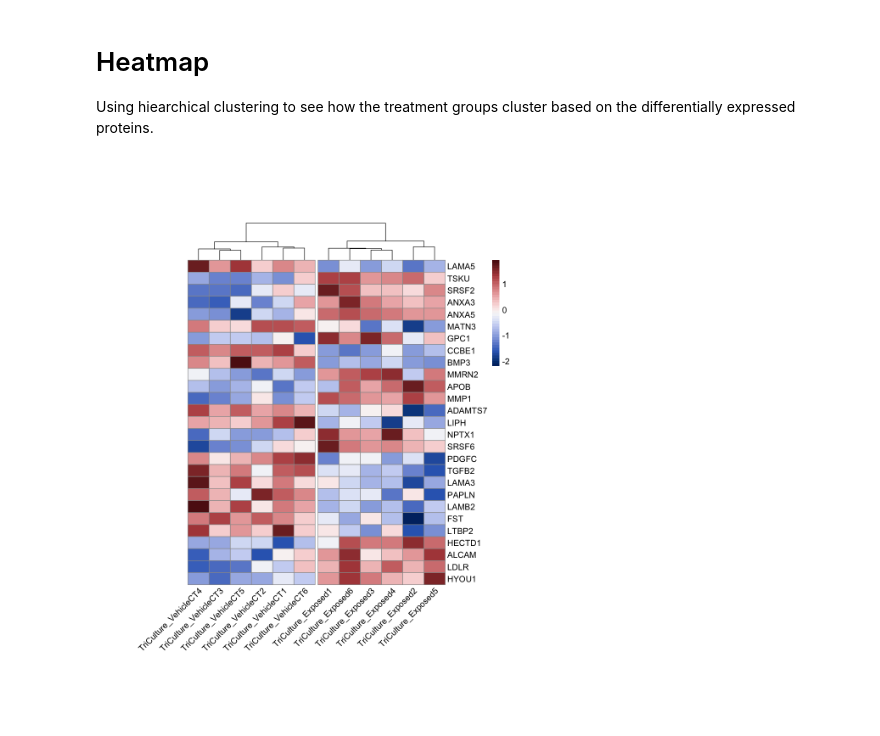
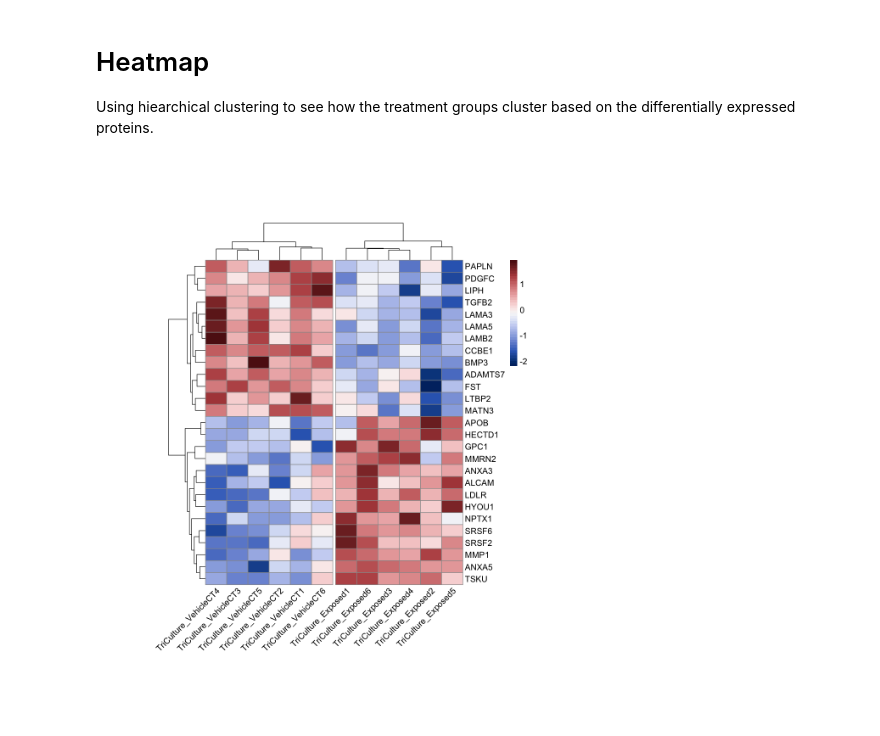
Before and after one commit to alexispayton/Wildfires-and-Extracellular-Vesicles-EVs-Woodsmoke-Alters-EV-Proteomic-Signatures-involved-in-Ext, a Jupyter notebook: 6. Hierarchical Clustering Heatmap/Hierarchical Clustering Heatmap.ipynb, the cells around one changed output. Saved outputs shown, nothing was run; the diff lists cells and outputs as text; code cells hidden in the pictures.

```diff
--- a/6. Hierarchical Clustering Heatmap/Hierarchical Clustering Heatmap.ipynb
+++ b/6. Hierarchical Clustering Heatmap/Hierarchical Clustering Heatmap.ipynb
@@ -131,18 +85,14 @@ A tibble: 6 × 2
-# %%
-# ordering the dfs
-coculture_clustering_df = coculture_clustering_df[ordered_coculture_proteins,]
-triculture_clustering_df = triculture_clustering_df[ordered_triculture_proteins,]
 # %% [markdown]
 # Heatmap
 
 Using hiearchical clustering to see how the treatment groups cluster based on the differentially expressed proteins.
 # %%
 options(repr.plot.width=10, repr.plot.height=11) #changing size
-FigureXa = pheatmap(triculture_clustering_df, cluster_rows = FALSE, cluster_cols = TRUE,
+FigureXa = pheatmap(triculture_clustering_df, cluster_rows = TRUE, cluster_cols = TRUE,
          angle_col = 45, fontsize = 12,
          cellheight = 17, cellwidth = 30,
          color = hcl.colors(40, "Blue-Red 3"),
          cutree_col = 2) # adds a break bewtween the largest clusters
 # %% [output]
-[figure, old version]
+[figure, new version]
 # %%
```
Also changed, not shown: parts of 5 cells of this notebook.
